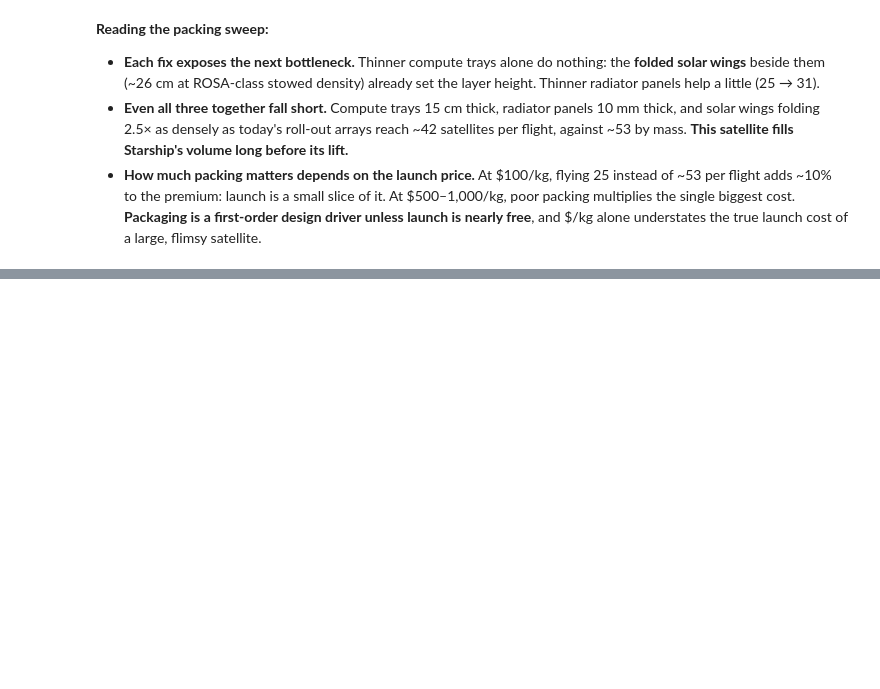
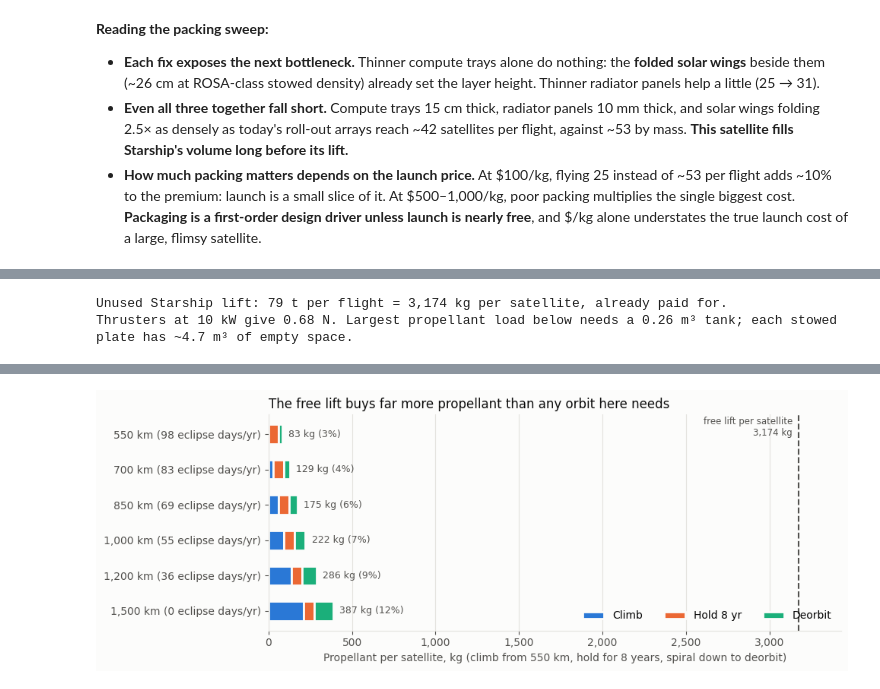
Before and after one commit to SailingSF/research, a Jupyter notebook: space_gpu_datacenter_part2.ipynb, the cells around one changed output, grey strips where cells are left out. Saved outputs shown, nothing was run; the diff lists cells and outputs as text; code cells hidden in the pictures; blank space fills up the shorter version.

Commit message:
final blog updates

```diff
--- a/space_gpu_datacenter_part2.ipynb
+++ b/space_gpu_datacenter_part2.ipynb
@@ -1651,0 +1645,78 @@ Break-even array price, $/W, at 200 W/kg (negative = no array price works). 'As
+# %%
+# ---- 11.1 What does the free lift buy in propellant? ----
+spare_per_flight_t = STARSHIP_PAYLOAD_LEO_T - N_PER_FLIGHT * HEAD["m_total"] / 1e3
+SPARE_PER_SAT_KG = spare_per_flight_t * 1e3 / N_PER_FLIGHT
+VE_EP = G0 * EP_ISP_S
+
+def v_circ(alt_km: float) -> float:
+    return math.sqrt(MU_EARTH / (R_EARTH + 1_000 * alt_km))
+
+def low_thrust_dv(alt0_km: float, alt1_km: float, d_inc_deg: float = 0.0) -> float:
+    """Edelbaum's Δv for a slow electric-thruster spiral between circular orbits, with a plane change.
+    Climbing in a sun-synchronous orbit needs a little more inclination as the orbit gets higher."""
+    v0, v1 = v_circ(alt0_km), v_circ(alt1_km)
+    return math.sqrt(v0**2 + v1**2 - 2 * v0 * v1 * math.cos(math.pi / 2 * math.radians(d_inc_deg)))
+
+def availability_at(alt_km: float) -> tuple[float, int]:
+    """Year-average compute availability (as in Section 3.4) and days per year with an eclipse, at another altitude."""
+    daily, eclipse_days = [], 0
+    for d in range(1, 366):
+        _, s_y, s_z, sunlit = sun_around_orbit(sso_beta_deg(d, alt_km, LTAN_HOURS), alt_km)
+        daily.append((sunlit * np.minimum(1.0, ARRAY_OVERSIZE * array_sun_factor(s_y, s_z, ARRAY_SUN_TRACKING))).mean())
+        eclipse_days += int(not sunlit.all())
+    return float(np.mean(daily)), eclipse_days
+
+thrust_n = 2 * EP_EFFICIENCY * EP_THRUSTER_POWER_KW * 1e3 / VE_EP
+ext_sat = size_satellite(life_yr=EXTENDED_LIFE_YR, **PACKED)            # drag propellant for the longer life
+m_dry_ext = ext_sat["m_total"] - ext_sat["m_prop"]
+
+alt_rows = []
+for h in [550, 700, 850, 1_000, 1_200, 1_500]:
+    dv_up = low_thrust_dv(ALT_KM, h, sso_inclination_deg(h) - INC_DEG)
+    dv_down = v_circ(DISPOSAL_ALT_KM) - v_circ(h)                     # spiral down until drag finishes the job
+    dv_hold = ext_sat["dv_life"]                                       # drag at 550 km: an upper bound higher up
+    m_total = m_dry_ext * math.exp((dv_up + dv_hold + dv_down) / VE_EP)  # climb, hold, then come down
+    m_down = m_dry_ext * (math.exp(dv_down / VE_EP) - 1)
+    m_hold = (m_dry_ext + m_down) * (math.exp(dv_hold / VE_EP) - 1)
+    avail, ecl_days = availability_at(h)
+    alt_rows.append({
+        "Altitude [km]": h, "Climb Δv [m/s]": dv_up, "Deorbit Δv [m/s]": dv_down,
+        "Climb [kg]": m_total - m_dry_ext - m_down - m_hold, f"Hold {EXTENDED_LIFE_YR:.0f} yr [kg]": m_hold,
+        "Deorbit [kg]": m_down, "Propellant [kg]": m_total - m_dry_ext,
+        "Share of free lift": (m_total - m_dry_ext) / SPARE_PER_SAT_KG,
+        "Climb time [days]": dv_up * m_total / thrust_n / 86_400,
+        "Eclipse days/yr": ecl_days, "Availability": avail,
+    })
+ALT_TABLE = pd.DataFrame(alt_rows).set_index("Altitude [km]")
+
+free_volume_per_plate = (v_used - N_PER_FLIGHT * v_contents) / N_PER_FLIGHT
+worst_tank_m3 = ALT_TABLE["Propellant [kg]"].max() / PROPELLANT_STORED_DENSITY_KG_M3
+print(f"Unused Starship lift: {spare_per_flight_t:,.0f} t per flight = {SPARE_PER_SAT_KG:,.0f} kg per satellite, already paid for.")
+print(f"Thrusters at {EP_THRUSTER_POWER_KW:.0f} kW give {thrust_n:.2f} N. Largest propellant load below needs a "
+      f"{worst_tank_m3:.2f} m³ tank; each stowed plate has ~{free_volume_per_plate:.1f} m³ of empty space.")
+display(ALT_TABLE.style.format({"Share of free lift": "{:.0%}", "Availability": "{:.1%}", "Eclipse days/yr": "{:d}"}, precision=0))
+
+fig, ax = plt.subplots(figsize=(10, 3.8))
+y = np.arange(len(ALT_TABLE))[::-1]
+left = np.zeros(len(ALT_TABLE))
+for col, color in zip(["Climb [kg]", f"Hold {EXTENDED_LIFE_YR:.0f} yr [kg]", "Deorbit [kg]"], SERIES):
+    ax.barh(y, ALT_TABLE[col], left=left, color=color, height=0.55, edgecolor="#fcfcfb", linewidth=2,
+            label=col.replace(" [kg]", ""))
+    left += ALT_TABLE[col].to_numpy()
+for yi, (tot, share) in zip(y, ALT_TABLE[["Propellant [kg]", "Share of free lift"]].to_numpy()):
+    ax.annotate(f"{tot:,.0f} kg ({share:.0%})", (tot, yi), xytext=(6, 0), textcoords="offset points",
+                va="center", fontsize=9, color=INK_2)
+ax.axvline(SPARE_PER_SAT_KG, color=INK_2, lw=1.5, ls="--")
+ax.annotate(f"free lift per satellite\n{SPARE_PER_SAT_KG:,.0f} kg", (SPARE_PER_SAT_KG, y.max() + 0.2), xytext=(-6, 0),
+            textcoords="offset points", ha="right", va="center", fontsize=8.5, color=INK_2)
+ax.set_yticks(y, [f"{h:,} km ({d} eclipse days/yr)" for h, d in zip(ALT_TABLE.index, ALT_TABLE["Eclipse days/yr"])])
+ax.set_xlim(0, SPARE_PER_SAT_KG * 1.08)
+ax.xaxis.set_major_formatter(mticker.FuncFormatter(lambda v, _: f"{v:,.0f}"))
+ax.set_xlabel(f"Propellant per satellite, kg (climb from 550 km, hold for {EXTENDED_LIFE_YR:.0f} years, spiral down to deorbit)")
+ax.set_title("The free lift buys far more propellant than any orbit here needs", loc="left")
+ax.grid(axis="y", visible=False)
+ax.legend(loc="lower right", ncols=3)
+plt.tight_layout(); save_blog_fig(fig, "free_lift_propellant"); plt.show()
+# %% [output]
+Unused Starship lift: 79 t per flight = 3,174 kg per satellite, already paid for.
+Thrusters at 10 kW give 0.68 N. Largest propellant load below needs a 0.26 m³ tank; each stowed plate has ~4.7 m³ of empty space.
@@ -1651,0 +1731 @@ Break-even array price, $/W, at 200 W/kg (negative = no array price works). 'As
+[figure, added]
```
Also changed, not shown: parts of 50 cells of this notebook, 6 other files.
